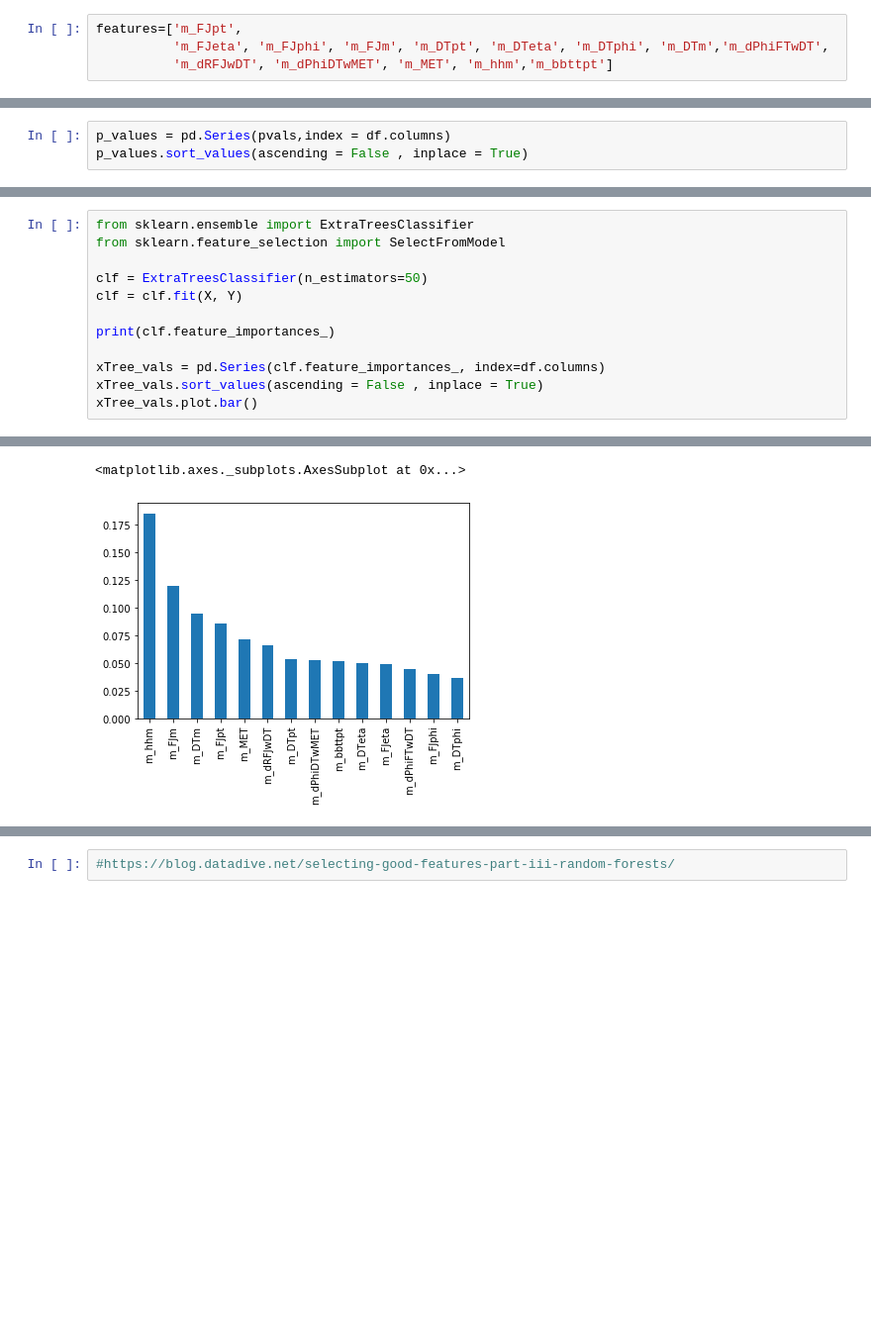
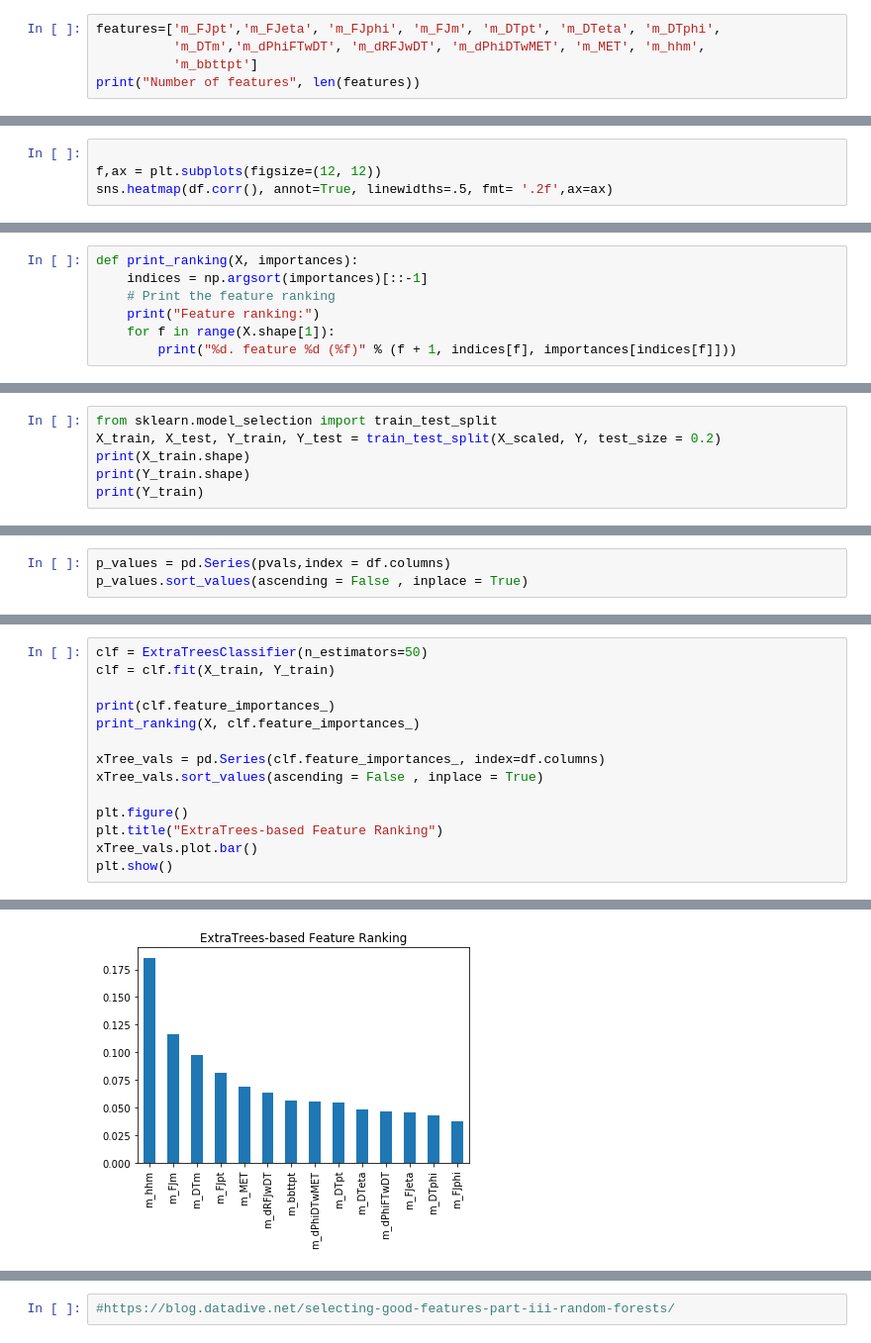
Before and after one commit to Jneror/BoostedDiHiggsDeepLearning, a Jupyter notebook: notebooks/2020-06-16-RPR-Feature-Selection.ipynb, the cells around one changed output, grey strips where cells are left out. Shown at 99% size. Drawn from its saved outputs; the diff is of its cells as text; blank space fills up the shorter version.

```diff
--- a/notebooks/2020-06-16-RPR-Feature-Selection.ipynb
+++ b/notebooks/2020-06-16-RPR-Feature-Selection.ipynb
@@ -53,4 +87,5 @@ Index(['sample', 'EventWeightNoXSec', 'EventWeight', 'EventNumber', 'm_region',
 # %%
-features=['m_FJpt',
-          'm_FJeta', 'm_FJphi', 'm_FJm', 'm_DTpt', 'm_DTeta', 'm_DTphi', 'm_DTm','m_dPhiFTwDT',
-          'm_dRFJwDT', 'm_dPhiDTwMET', 'm_MET', 'm_hhm','m_bbttpt']
+features=['m_FJpt','m_FJeta', 'm_FJphi', 'm_FJm', 'm_DTpt', 'm_DTeta', 'm_DTphi',
+          'm_DTm','m_dPhiFTwDT', 'm_dRFJwDT', 'm_dPhiDTwMET', 'm_MET', 'm_hhm',
+          'm_bbttpt']
+print("Number of features", len(features))
@@ -129,0 +152,4 @@ array([0.44491035, 0.42209011, 0.19035826, ..., 0.36237799, 0.03826124,
+# %%
+
+f,ax = plt.subplots(figsize=(12, 12))
+sns.heatmap(df.corr(), annot=True, linewidths=.5, fmt= '.2f',ax=ax)
@@ -129,0 +159,7 @@ array([0.44491035, 0.42209011, 0.19035826, ..., 0.36237799, 0.03826124,
+# %%
+def print_ranking(X, importances):
+    indices = np.argsort(importances)[::-1]
+    # Print the feature ranking
+    print("Feature ranking:")
+    for f in range(X.shape[1]):
+        print("%d. feature %d (%f)" % (f + 1, indices[f], importances[indices[f]]))
@@ -129,0 +168,6 @@ array([0.44491035, 0.42209011, 0.19035826, ..., 0.36237799, 0.03826124,
+# %%
+from sklearn.model_selection import train_test_split
+X_train, X_test, Y_train, Y_test = train_test_split(X_scaled, Y, test_size = 0.2)
+print(X_train.shape)
+print(Y_train.shape)
+print(Y_train)
@@ -163,13 +254,15 @@ s_vals.plot.bar()
 # %%
-from sklearn.ensemble import ExtraTreesClassifier
-from sklearn.feature_selection import SelectFromModel
-
 clf = ExtraTreesClassifier(n_estimators=50)
-clf = clf.fit(X, Y)
+clf = clf.fit(X_train, Y_train)
 
 print(clf.feature_importances_)
+print_ranking(X, clf.feature_importances_)
 
 xTree_vals = pd.Series(clf.feature_importances_, index=df.columns)
 xTree_vals.sort_values(ascending = False , inplace = True)
+
+plt.figure()
+plt.title("ExtraTrees-based Feature Ranking")
 xTree_vals.plot.bar()
+plt.show()
 # %% [output]
@@ -179,2 +287 @@ xTree_vals.plot.bar()
-<matplotlib.axes._subplots.AxesSubplot at 0x...>
-[figure, old version]
+[figure, new version]
```
Also changed, not shown: parts of 41 cells of this notebook.
